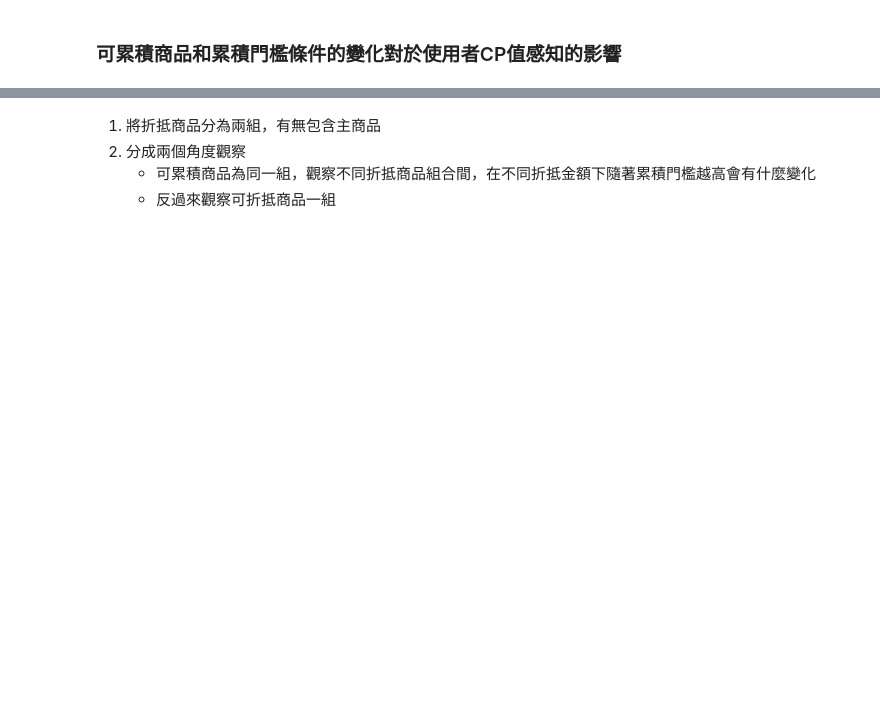
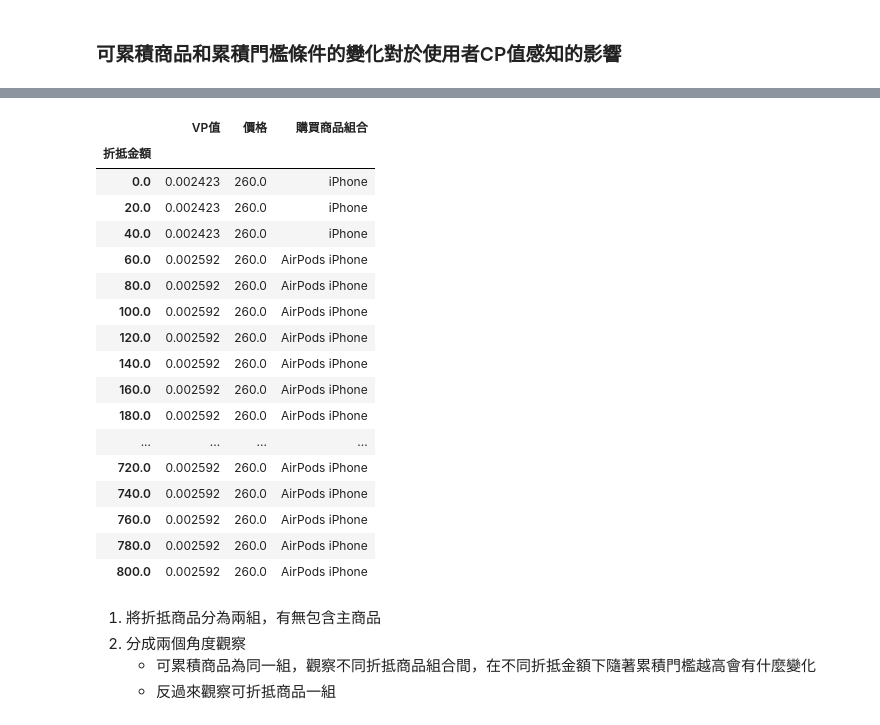
Before and after one commit to Cerulean0601/thesis, a Jupyter notebook: Greedy.ipynb, the cells around one changed output, grey strips where cells are left out. Saved outputs shown, nothing was run; the diff lists cells and outputs as text; code cells hidden in the pictures; blank space fills up the shorter version.

```diff
--- a/Greedy.ipynb
+++ b/Greedy.ipynb
@@ -187,7 +231,9 @@ itemset = ItemsetFlyweight(prices = PRICES, topic = topicModel.getItemsTopic(),
 graph = SN_Graph(topicModel.getNodesTopic())
 coupon = Coupon(500, itemset["Galaxy"], itemset["AirPods iPhone"].price*0.6, itemset["AirPods iPhone"])
 user_proxy = UsersProxy(graph, itemset, [coupon], 0)
-graph.add_node("0", adopted_set=None, desired_set=itemset["Galaxy"], topic=TOPICS["Node"]["0"])
+user_id = "0"
+main_itemset = itemset["iPhone"]
+graph.add_node(user_id, adopted_set=None, desired_set=main_itemset, topic=TOPICS["Node"][user_id])
 # %%
 import matplotlib.pyplot as plt
 import numpy as np
@@ -195,16 +241,16 @@ import pandas as pd
 
 step = 20
 # 可累積商品
-list_accItemset = [id for id, items in itemset if itemset.issubset(itemset["Galaxy"], items)]
+list_accItemset = [id for id, items in itemset if itemset.issubset(main_itemset, items)]
 
 # 累積門檻
-list_accThreshold = list(np.arange(itemset["Galaxy"].price, itemset["Galaxy iPhone AirPods"].price+step*10, step))
+list_accThreshold = list(np.arange(main_itemset.price, itemset["Galaxy iPhone AirPods"].price+step*10, step))
 
 # 折抵商品
 list_disItemset = [id for id, items in itemset]
 
 # 折抵金額
-list_discount = list(np.arange(0, itemset["Galaxy iPhone AirPods"].price, step=step))
+list_discount = list(np.arange(0, itemset["Galaxy iPhone AirPods"].price, step=20))
 
 multi_index = []
 data = []
@@ -223,11 +269,13 @@ for acc_itemset_id in list_accItemset:
                 coupon.discount = discount
 
                 user_proxy.setCoupons([coupon])
-                graph._initNode("0")
-                graph.nodes["0"]["desired_set"] = itemset["Galaxy"]
 
-                result = user_proxy.adopt("0")
+                result = user_proxy.adopt(user_id)
                 results.append(result)
+
+                # reset
+                graph._initNode(user_id)
+                graph.nodes[user_id]["desired_set"] = main_itemset
 
                 multi_index.append((acc_itemset_id, threshold, dis_itemset_id, discount))
                 data.append([result["VP"], result["amount"], result["tradeOff_items"]])
@@ -237,5 +285,5 @@ index = pd.MultiIndex.from_tuples(multi_index, names=('可累積商品', '累積
 df = pd.DataFrame(data=data ,index=index, columns=['VP值', '價格', '購買商品組合'])
 # %%
 pd.set_option('display.max_columns', None)
-df = df.reorder_levels(['可累積商品', '累積門檻', '折抵金額', '折抵商品']).sort_index(level=['可累積商品', '累積門檻', '折抵金額', '折抵商品'])
+# df = df.reorder_levels(['可累積商品', '累積門檻', '折抵金額', '折抵商品']).sort_index(level=['可累積商品', '累積門檻', '折抵金額', '折抵商品'])
 # %%
@@ -249,0 +308,2 @@ for id, obj in itemset:
+# %%
+df = df.reorder_levels(['可累積商品', '累積門檻', '折抵商品', '折抵金額'])
@@ -250,5 +323,24 @@ for id, obj in itemset:
 # %%
-df.loc[("Galaxy iPhone", 520)]
+df.loc[("AirPods Galaxy iPhone", 280, "AirPods")]
+# %% [output]
+|  | VP值 | 價格 | 購買商品組合 |
+| 折抵金額 |  |  |  |
+| 0.0 | 0.002423 | 260.0 | iPhone |
+| 20.0 | 0.002423 | 260.0 | iPhone |
+| 40.0 | 0.002423 | 260.0 | iPhone |
+| 60.0 | 0.002592 | 260.0 | AirPods iPhone |
+| 80.0 | 0.002592 | 260.0 | AirPods iPhone |
+| 100.0 | 0.002592 | 260.0 | AirPods iPhone |
+| 120.0 | 0.002592 | 260.0 | AirPods iPhone |
+| 140.0 | 0.002592 | 260.0 | AirPods iPhone |
+| 160.0 | 0.002592 | 260.0 | AirPods iPhone |
+| 180.0 | 0.002592 | 260.0 | AirPods iPhone |
+| ... | ... | ... | ... |
+| 720.0 | 0.002592 | 260.0 | AirPods iPhone |
+| 740.0 | 0.002592 | 260.0 | AirPods iPhone |
+| 760.0 | 0.002592 | 260.0 | AirPods iPhone |
+| 780.0 | 0.002592 | 260.0 | AirPods iPhone |
+| 800.0 | 0.002592 | 260.0 | AirPods iPhone |
 # %% [markdown]
 1. 將折抵商品分為兩組，有無包含主商品
 2. 分成兩個角度觀察
```
Also changed, not shown: parts of 9 cells of this notebook, 4 other files.
